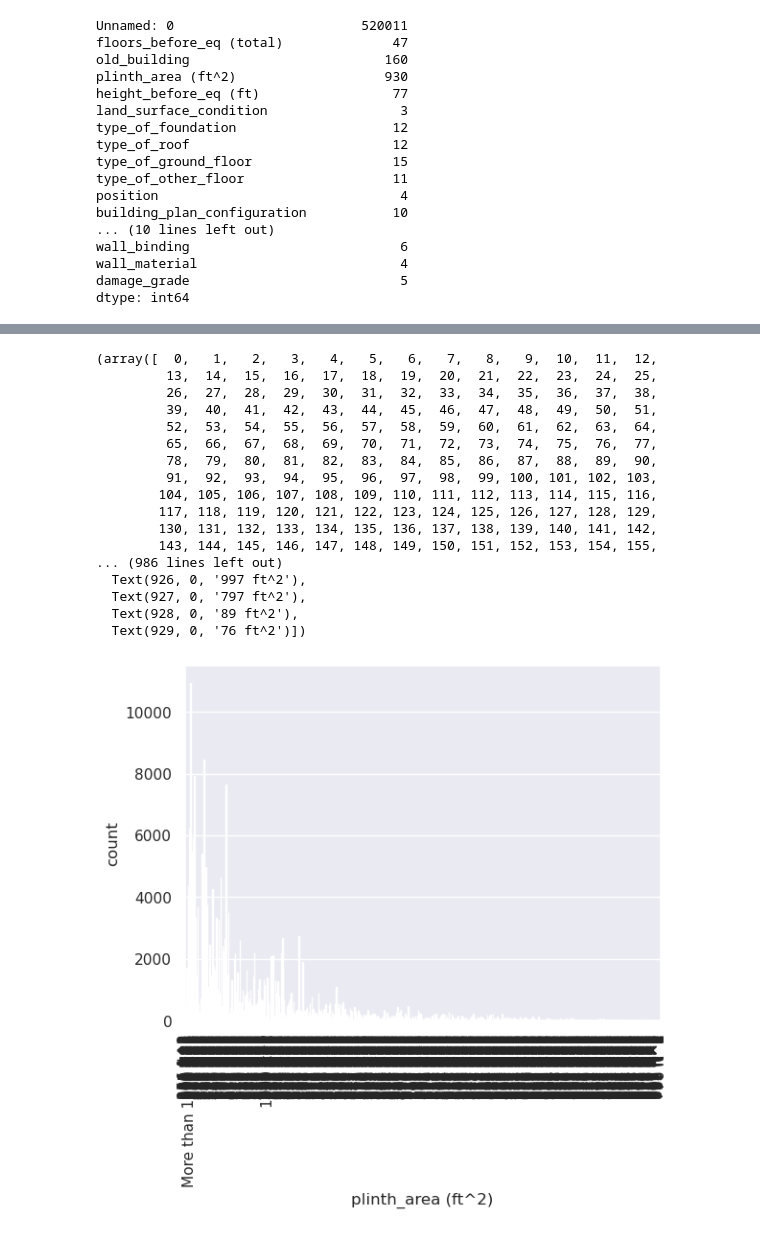
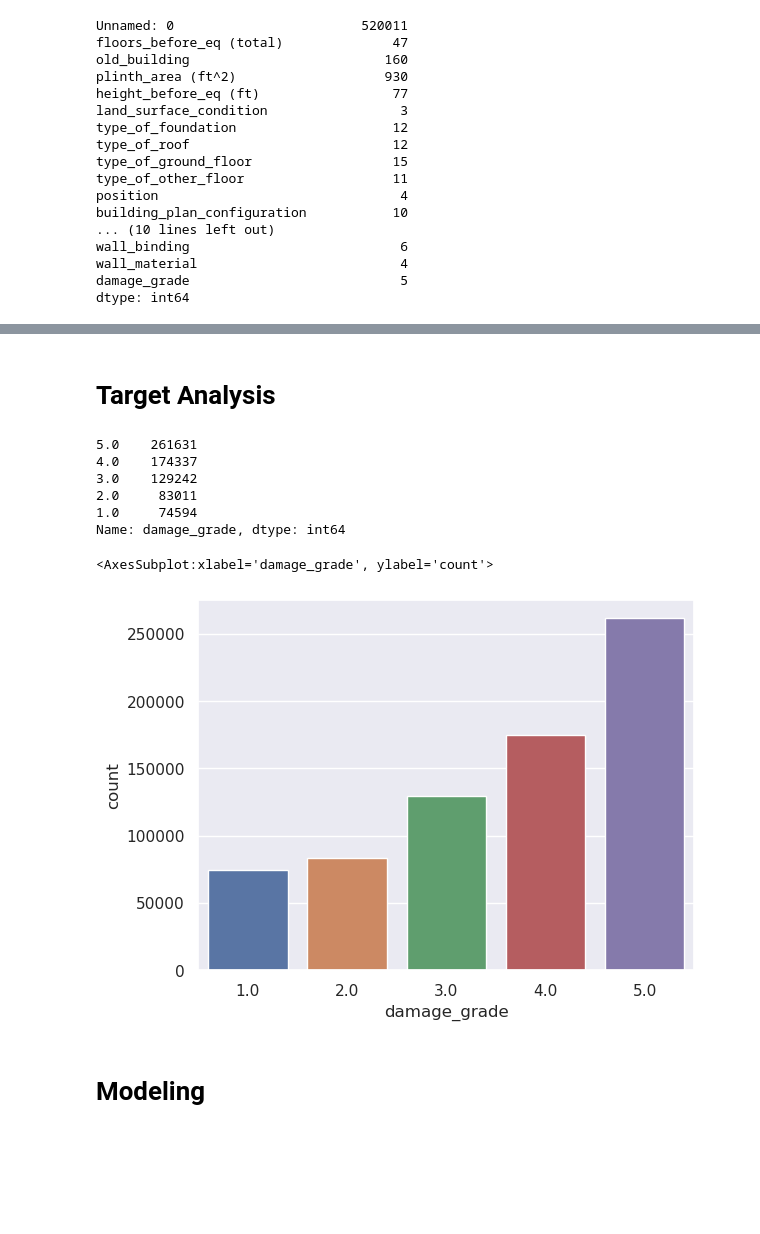
Before and after one commit to mhyubr/JDC2023-DaBesTeam, a Jupyter notebook: eda-jdc-2023-dabes-team.ipynb, the cells around one changed output, grey strips where cells are left out. Saved outputs shown, nothing was run; the diff lists cells and outputs as text; code cells hidden in the pictures; blank space fills up the shorter version.

```diff
--- a/eda-jdc-2023-dabes-team.ipynb
+++ b/eda-jdc-2023-dabes-team.ipynb
@@ -209,22 +458,18 @@ Text(0.5, 1.0, '\nKorelasi Data Numerik\n')
-# %%
-sns.countplot(train, x=kategorik_columns[1])
-plt.xticks(rotation=90)
-# %% [output]
-(array([  0,   1,   2,   3,   4,   5,   6,   7,   8,   9,  10,  11,  12,
-         13,  14,  15,  16,  17,  18,  19,  20,  21,  22,  23,  24,  25,
-         26,  27,  28,  29,  30,  31,  32,  33,  34,  35,  36,  37,  38,
-         39,  40,  41,  42,  43,  44,  45,  46,  47,  48,  49,  50,  51,
-         52,  53,  54,  55,  56,  57,  58,  59,  60,  61,  62,  63,  64,
-         65,  66,  67,  68,  69,  70,  71,  72,  73,  74,  75,  76,  77,
-         78,  79,  80,  81,  82,  83,  84,  85,  86,  87,  88,  89,  90,
-         91,  92,  93,  94,  95,  96,  97,  98,  99, 100, 101, 102, 103,
-        104, 105, 106, 107, 108, 109, 110, 111, 112, 113, 114, 115, 116,
-        117, 118, 119, 120, 121, 122, 123, 124, 125, 126, 127, 128, 129,
-        130, 131, 132, 133, 134, 135, 136, 137, 138, 139, 140, 141, 142,
-        143, 144, 145, 146, 147, 148, 149, 150, 151, 152, 153, 154, 155,
-... (986 lines left out)
-  Text(926, 0, '997 ft^2'),
-  Text(927, 0, '797 ft^2'),
-  Text(928, 0, '89 ft^2'),
-  Text(929, 0, '76 ft^2')])
-[figure, removed]
+# %% [markdown]
+# Target Analysis
+# %%
+train_clean['damage_grade'].value_counts()
+# %% [output]
+5.0    261631
+4.0    174337
+3.0    129242
+2.0     83011
+1.0     74594
+Name: damage_grade, dtype: int64
+# %%
+sns.countplot(train_clean, x='damage_grade')
+# %% [output]
+<AxesSubplot:xlabel='damage_grade', ylabel='count'>
+[figure, added]
+# %% [markdown]
+# Modeling
```
Also changed, not shown: parts of 10 cells of this notebook.
